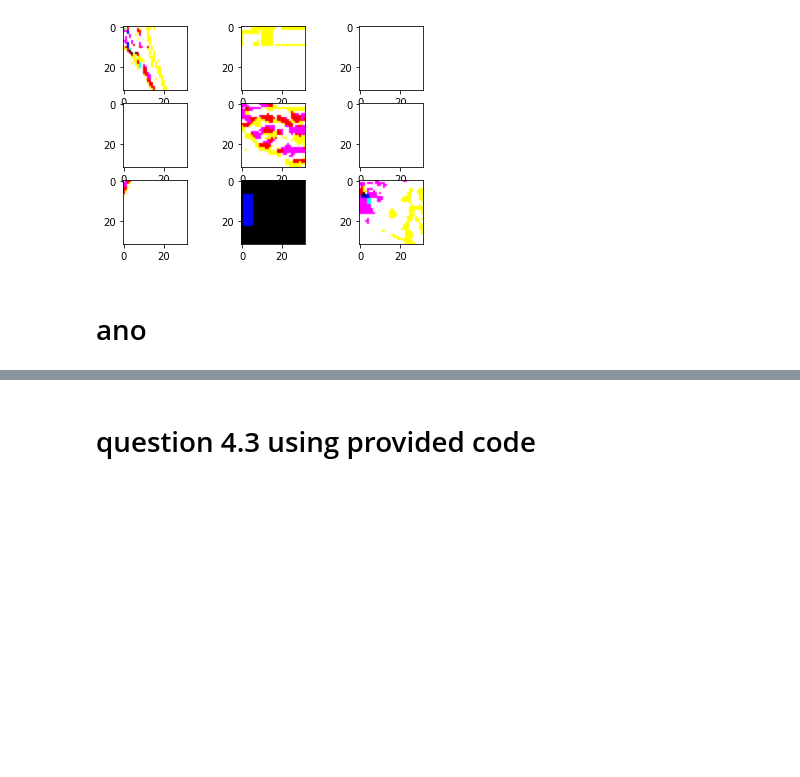
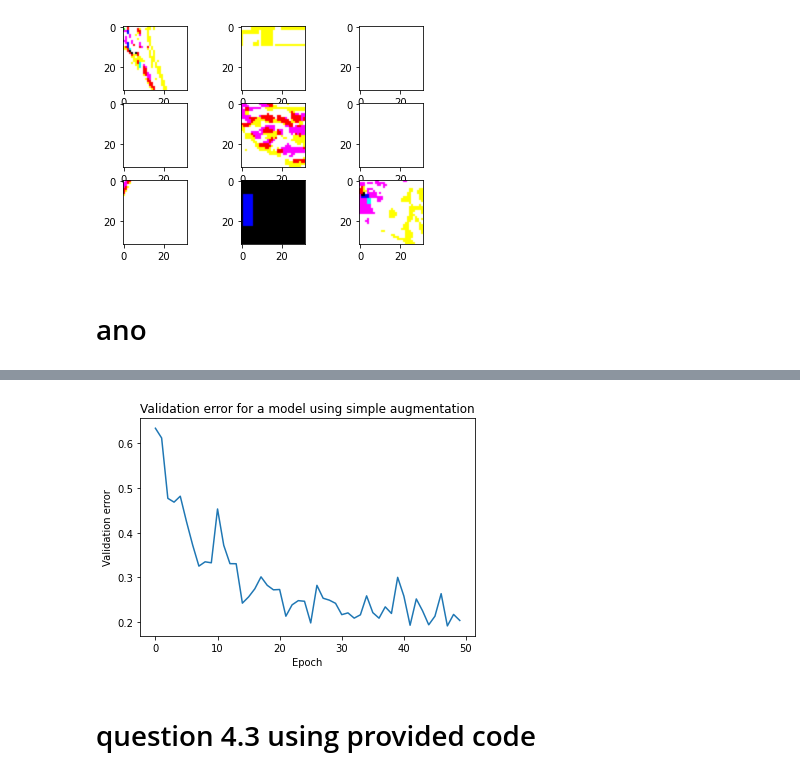
Before and after one commit to ta2642/dlhw3, a Jupyter notebook: dlhw3_1105.ipynb, the cells around one changed output, grey strips where cells are left out. Saved outputs shown, nothing was run; the diff lists cells and outputs as text; code cells hidden in the pictures; blank space fills up the shorter version.

```diff
--- a/dlhw3_1105.ipynb
+++ b/dlhw3_1105.ipynb
@@ -1327,0 +1534,28 @@ batch_images, batch_labels = next(it)
+# %%
+#image data generator, flip chance of 50%
+datagen = ImageDataGenerator(
+    width_shift_range=[-4,4],
+    height_shift_range=[-4,4],
+    horizontal_flip=0.5,
+    fill_mode= 'constant',
+    cval=0
+)
+datagen.fit(x_train)
+# %%
+p4b_model = resnet_v1(input_shape=input_shape, depth=44)
+#print(prob4b_model.summary())
+p4b_model.compile(loss='categorical_crossentropy',
+              optimizer=Adam(),
+              metrics=['accuracy'])
+# %%
+earlyStop = EarlyStopping()
+lr_scheduler = LearningRateScheduler(lr_schedule)
+# %%
+start = time.time()
+p4b_aug_hist = p4b_model.fit(
+    datagen.flow(x_train, y_train, batch_size=64),
+    epochs=50,
+    validation_data=(x_val,y_val),
+    callbacks=[lr_scheduler],
+    verbose = 2)
+duration = time.time() - start
@@ -1327,0 +1580,10 @@ batch_images, batch_labels = next(it)
+# %%
+simple_val_acc = p4b_aug_hist.history['val_accuracy']
+plt.plot([1 - acc for acc in simple_val_acc])
+plt.title('Validation error for a model using simple augmentation')
+plt.ylabel('Validation error')
+plt.xlabel('Epoch')
+plt.savefig('simple_augmentation_error.png')
+plt.show()
+# %% [output]
+[figure, added]
```
Also changed, not shown: parts of 17 cells of this notebook.
